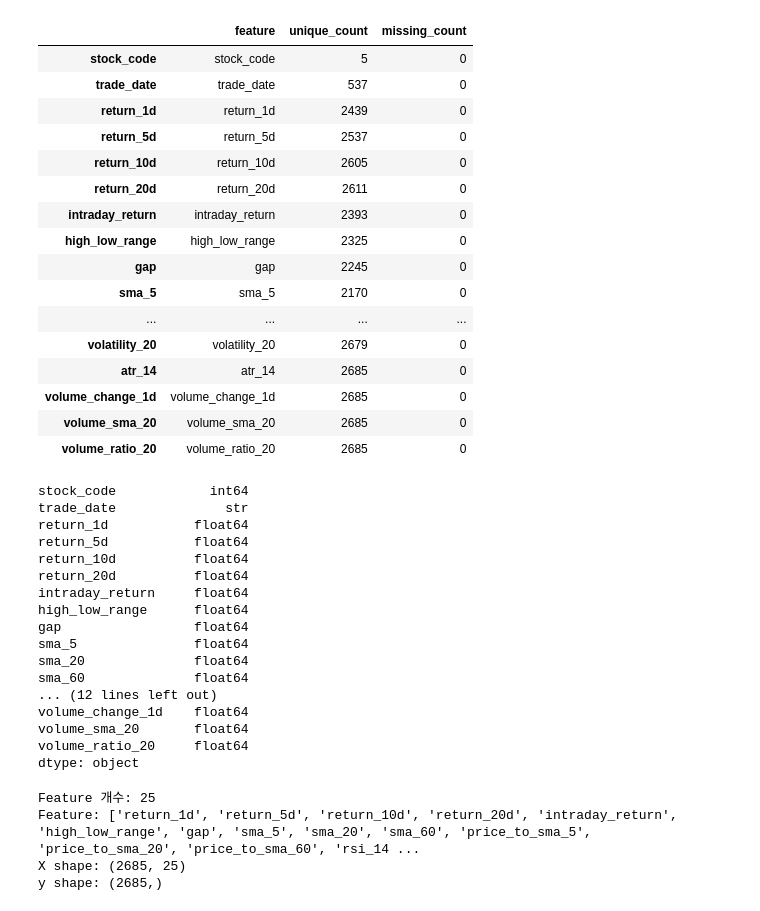
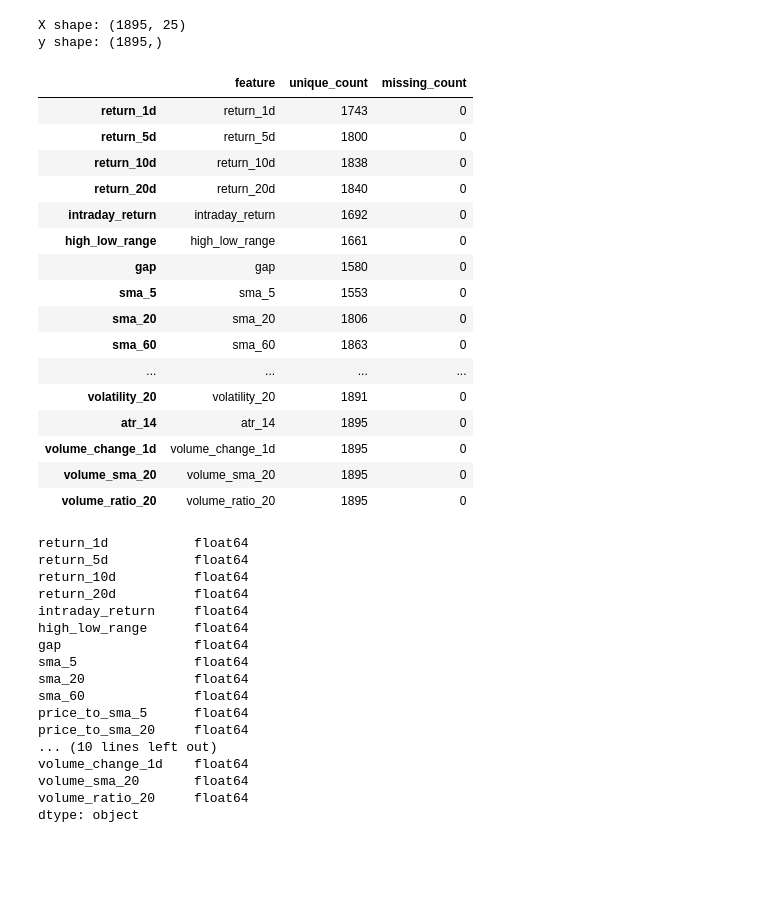
Before and after one commit to vpdrnls-cold/StockLens, a Jupyter notebook: notebooks/feature_selection/filter/anova.ipynb, the cells around one changed output. Drawn from its saved outputs; the diff is of its cells as text; code cells hidden in the pictures; blank space fills up the shorter version.

```diff
--- a/notebooks/feature_selection/filter/anova.ipynb
+++ b/notebooks/feature_selection/filter/anova.ipynb
@@ -79,35 +1,57 @@ y: (1895,)
+# %%
+import sys
+from pathlib import Path
+
+import numpy as np
+import pandas as pd
+from scipy.stats import f_oneway
+
+PROJECT_ROOT = Path.cwd().parents[2]
+sys.path.insert(0, str(PROJECT_ROOT))
+
+from src.feature_selection.data_loading import load_split
+# %%
+# ANOVA must only ever see the train split.
+# (Previously this loaded ml_dataset.csv (train+validation+test)
+# and a later cell silently re-derived X, y from that full
+# dataframe, discarding the train-only split below -> test leakage.)
+X, y = load_split("train", processed_dir=PROJECT_ROOT / "data" / "processed")
+
+print("X shape:", X.shape)
+print("y shape:", y.shape)
+# %% [output]
+X shape: (1895, 25)
+y shape: (1895,)
 # %%
 # feature별 고유값 개수 확인
 feature_info = pd.DataFrame({
     "feature": X.columns,
     "unique_count": X.nunique(),
-    "missing_count": X.isna().sum()
+    "missing_count": X.isna().sum(),
 })
 
 feature_info
 # %% [output]
 |  | feature | unique_count | missing_count |
-| stock_code | stock_code | 5 | 0 |
-| trade_date | trade_date | 537 | 0 |
-| return_1d | return_1d | 2439 | 0 |
-| return_5d | return_5d | 2537 | 0 |
-| return_10d | return_10d | 2605 | 0 |
-| return_20d | return_20d | 2611 | 0 |
-| intraday_return | intraday_return | 2393 | 0 |
-| high_low_range | high_low_range | 2325 | 0 |
-| gap | gap | 2245 | 0 |
-| sma_5 | sma_5 | 2170 | 0 |
+| return_1d | return_1d | 1743 | 0 |
+| return_5d | return_5d | 1800 | 0 |
+| return_10d | return_10d | 1838 | 0 |
+| return_20d | return_20d | 1840 | 0 |
+| intraday_return | intraday_return | 1692 | 0 |
+| high_low_range | high_low_range | 1661 | 0 |
+| gap | gap | 1580 | 0 |
+| sma_5 | sma_5 | 1553 | 0 |
+| sma_20 | sma_20 | 1806 | 0 |
+| sma_60 | sma_60 | 1863 | 0 |
 | ... | ... | ... | ... |
-| volatility_20 | volatility_20 | 2679 | 0 |
-| atr_14 | atr_14 | 2685 | 0 |
-| volume_change_1d | volume_change_1d | 2685 | 0 |
-| volume_sma_20 | volume_sma_20 | 2685 | 0 |
-| volume_ratio_20 | volume_ratio_20 | 2685 | 0 |
+| volatility_20 | volatility_20 | 1891 | 0 |
+| atr_14 | atr_14 | 1895 | 0 |
+| volume_change_1d | volume_change_1d | 1895 | 0 |
+| volume_sma_20 | volume_sma_20 | 1895 | 0 |
+| volume_ratio_20 | volume_ratio_20 | 1895 | 0 |
 # %%
 X.dtypes
 # %% [output]
-stock_code            int64
-trade_date              str
 return_1d           float64
 return_5d           float64
 return_10d          float64
@@ -118,26 +62,10 @@ gap                 float64
 sma_5               float64
 sma_20              float64
 sma_60              float64
-... (12 lines left out)
+price_to_sma_5      float64
+price_to_sma_20     float64
+... (10 lines left out)
 volume_change_1d    float64
 volume_sma_20       float64
 volume_ratio_20     float64
 dtype: object
-# %%
-feature_cols = [
-    col for col in df.columns
-    if col not in ["stock_code", "trade_date", "target_return_5d"]
-]
-
-X = df[feature_cols]
-y = df["target_return_5d"]
-
-print("Feature 개수:", len(feature_cols))
-print("Feature:", feature_cols)
-print("X shape:", X.shape)
-print("y shape:", y.shape)
-# %% [output]
-Feature 개수: 25
-Feature: ['return_1d', 'return_5d', 'return_10d', 'return_20d', 'intraday_return', 'high_low_range', 'gap', 'sma_5', 'sma_20', 'sma_60', 'price_to_sma_5', 'price_to_sma_20', 'price_to_sma_60', 'rsi_14 ...
-X shape: (2685, 25)
-y shape: (2685,)
```
Also changed, not shown: parts of 12 cells of this notebook, 12 other files.
